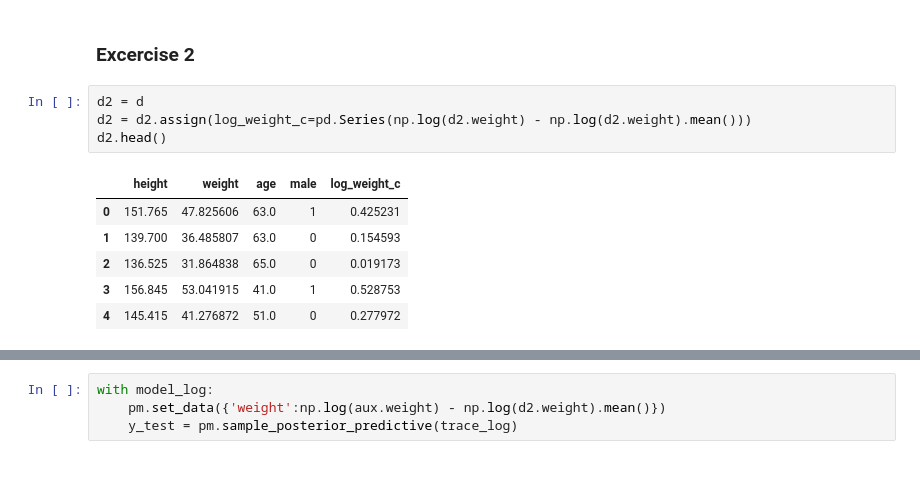
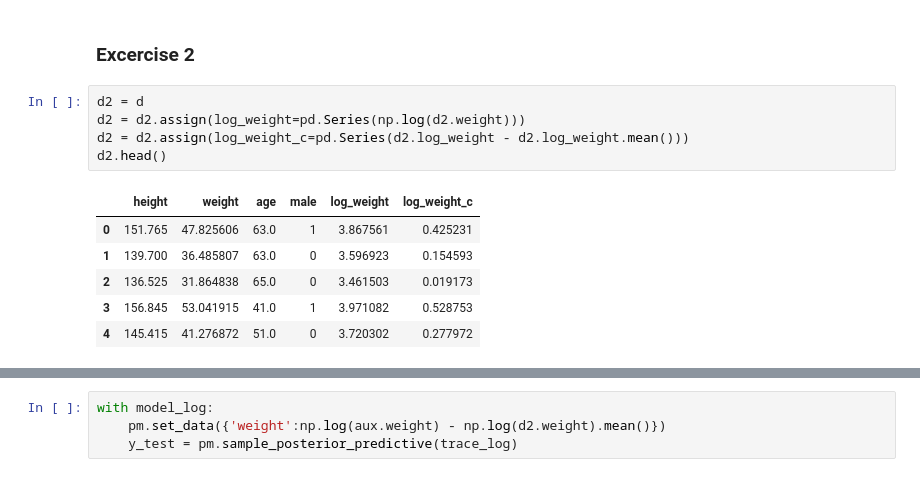
Before and after one commit to danhphan/bayesian-inferences, a Jupyter notebook: _00_rethink_stats_week2.ipynb, the cells around one changed output, grey strips where cells are left out. Saved outputs shown, nothing was run; the diff lists cells and outputs as text.

```diff
--- a/_00_rethink_stats_week2.ipynb
+++ b/_00_rethink_stats_week2.ipynb
@@ -233,15 +233,16 @@ aux
 ### Excercise 2
 # %%
 d2 = d
-d2 = d2.assign(log_weight_c=pd.Series(np.log(d2.weight) - np.log(d2.weight).mean()))
+d2 = d2.assign(log_weight=pd.Series(np.log(d2.weight)))
+d2 = d2.assign(log_weight_c=pd.Series(d2.log_weight - d2.log_weight.mean()))
 d2.head()
 # %% [output]
-|  | height | weight | age | male | log_weight_c |
-| 0 | 151.765 | 47.825606 | 63.0 | 1 | 0.425231 |
-| 1 | 139.700 | 36.485807 | 63.0 | 0 | 0.154593 |
-| 2 | 136.525 | 31.864838 | 65.0 | 0 | 0.019173 |
-| 3 | 156.845 | 53.041915 | 41.0 | 1 | 0.528753 |
-| 4 | 145.415 | 41.276872 | 51.0 | 0 | 0.277972 |
+|  | height | weight | age | male | log_weight | log_weight_c |
+| 0 | 151.765 | 47.825606 | 63.0 | 1 | 3.867561 | 0.425231 |
+| 1 | 139.700 | 36.485807 | 63.0 | 0 | 3.596923 | 0.154593 |
+| 2 | 136.525 | 31.864838 | 65.0 | 0 | 3.461503 | 0.019173 |
+| 3 | 156.845 | 53.041915 | 41.0 | 1 | 3.971082 | 0.528753 |
+| 4 | 145.415 | 41.276872 | 51.0 | 0 | 3.720302 | 0.277972 |
 # %%
 with pm.Model() as model_log:
     # Set data
```
Also changed, not shown: parts of 14 cells of this notebook.
